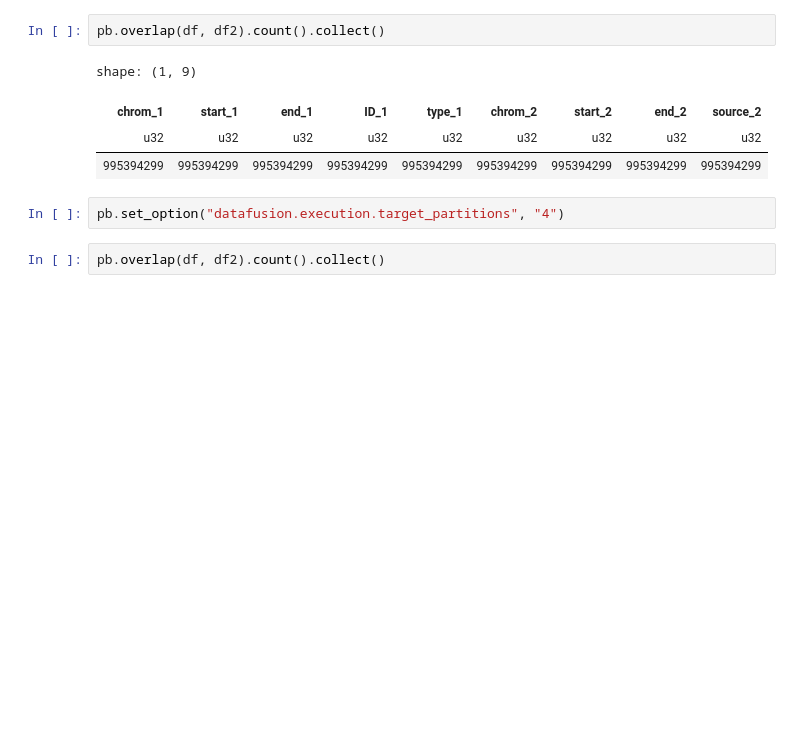
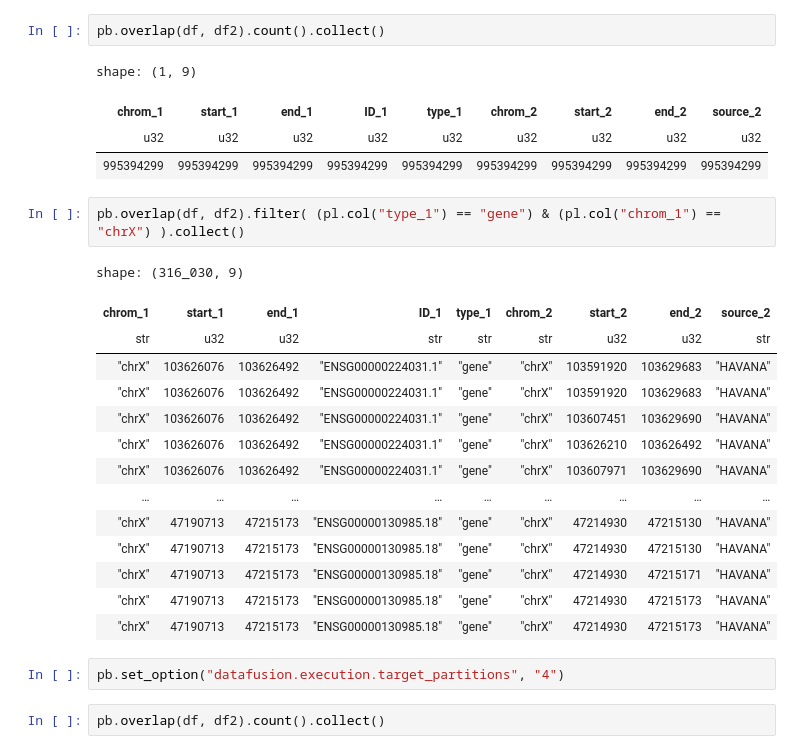
Before and after one commit to biodatageeks/polars-bio-workshop, a Jupyter notebook: notebook/gff_operations_demo.ipynb, the cells around one changed output. Saved outputs shown, nothing was run; the diff lists cells and outputs as text; blank space fills up the shorter version.

```diff
--- a/notebook/gff_operations_demo.ipynb
+++ b/notebook/gff_operations_demo.ipynb
@@ -259,6 +259,23 @@ shape: (1, 9)
 | chrom_1 | start_1 | end_1 | ID_1 | type_1 | chrom_2 | start_2 | end_2 | source_2 |
 | u32 | u32 | u32 | u32 | u32 | u32 | u32 | u32 | u32 |
 | 995394299 | 995394299 | 995394299 | 995394299 | 995394299 | 995394299 | 995394299 | 995394299 | 995394299 |
+# %%
+pb.overlap(df, df2).filter( (pl.col("type_1") == "gene") & (pl.col("chrom_1") == "chrX") ).collect()
+# %% [output]
+shape: (316_030, 9)
+| chrom_1 | start_1 | end_1 | ID_1 | type_1 | chrom_2 | start_2 | end_2 | source_2 |
+| str | u32 | u32 | str | str | str | u32 | u32 | str |
+| "chrX" | 103626076 | 103626492 | "ENSG00000224031.1" | "gene" | "chrX" | 103591920 | 103629683 | "HAVANA" |
+| "chrX" | 103626076 | 103626492 | "ENSG00000224031.1" | "gene" | "chrX" | 103591920 | 103629683 | "HAVANA" |
+| "chrX" | 103626076 | 103626492 | "ENSG00000224031.1" | "gene" | "chrX" | 103607451 | 103629690 | "HAVANA" |
+| "chrX" | 103626076 | 103626492 | "ENSG00000224031.1" | "gene" | "chrX" | 103626210 | 103626492 | "HAVANA" |
+| "chrX" | 103626076 | 103626492 | "ENSG00000224031.1" | "gene" | "chrX" | 103607971 | 103629690 | "HAVANA" |
+| … | … | … | … | … | … | … | … | … |
+| "chrX" | 47190713 | 47215173 | "ENSG00000130985.18" | "gene" | "chrX" | 47214930 | 47215130 | "HAVANA" |
+| "chrX" | 47190713 | 47215173 | "ENSG00000130985.18" | "gene" | "chrX" | 47214930 | 47215130 | "HAVANA" |
+| "chrX" | 47190713 | 47215173 | "ENSG00000130985.18" | "gene" | "chrX" | 47214930 | 47215171 | "HAVANA" |
+| "chrX" | 47190713 | 47215173 | "ENSG00000130985.18" | "gene" | "chrX" | 47214930 | 47215173 | "HAVANA" |
+| "chrX" | 47190713 | 47215173 | "ENSG00000130985.18" | "gene" | "chrX" | 47214930 | 47215173 | "HAVANA" |
 # %%
 pb.set_option("datafusion.execution.target_partitions", "4")
 # %%
```
Also changed, not shown: parts of 4 cells of this notebook, 1 other file.
